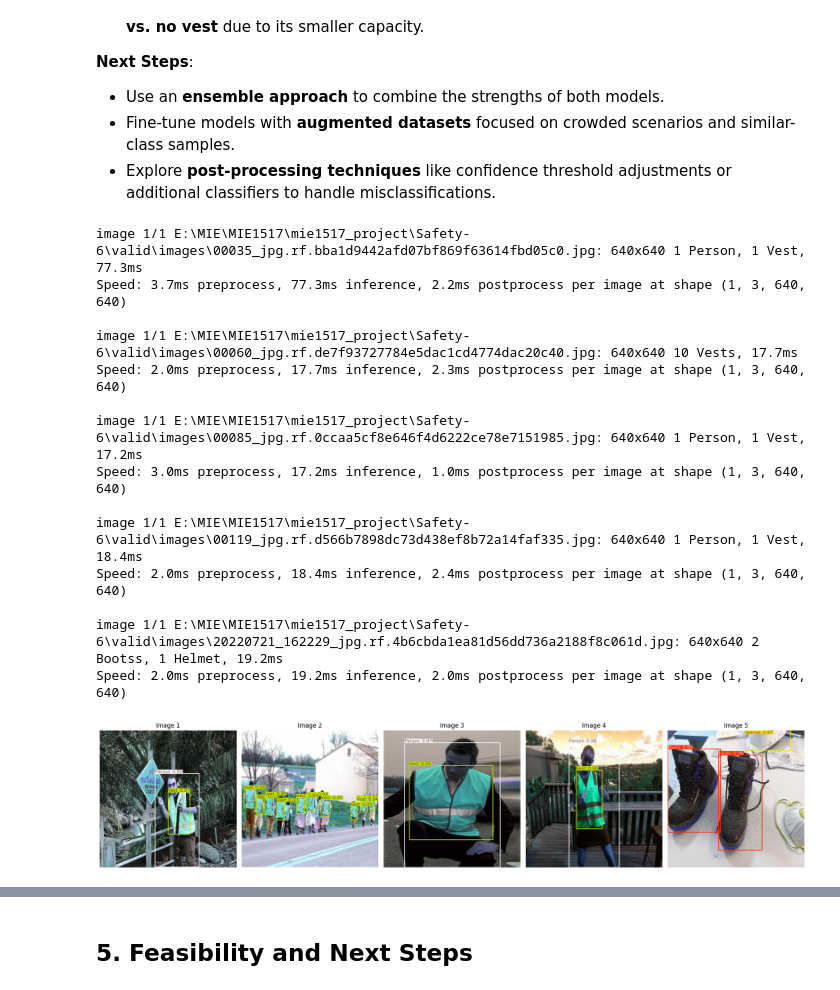
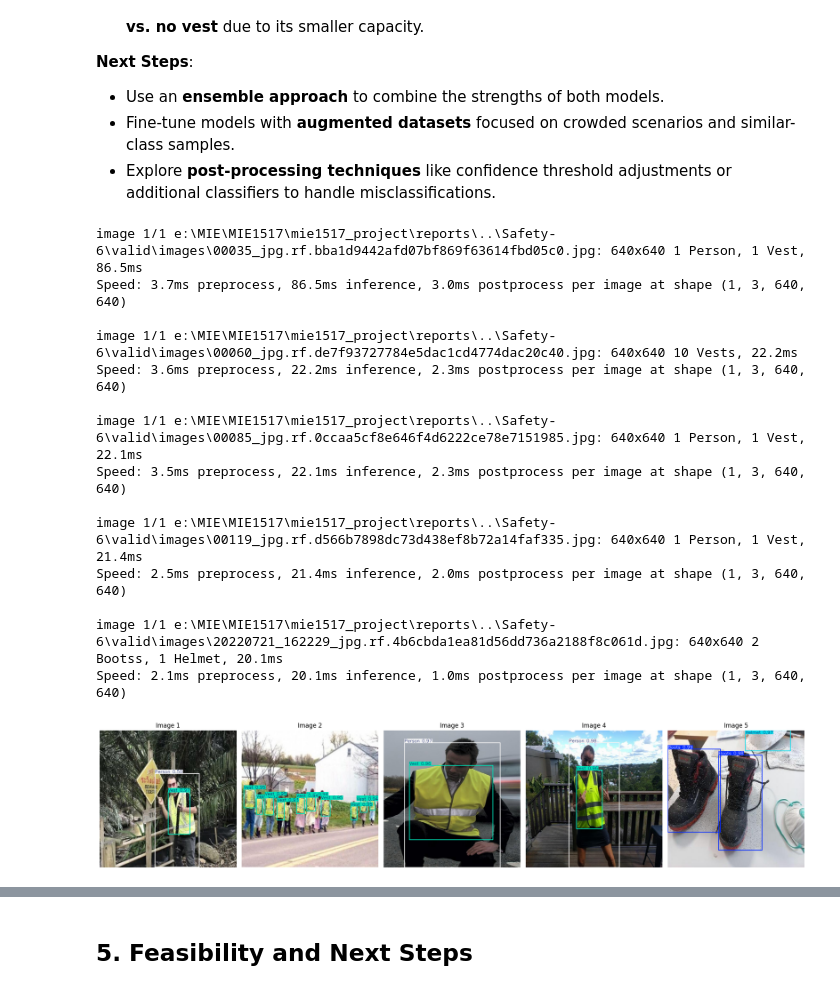
Before and after one commit to yimingyao1230/SPARK, a Jupyter notebook: reports/progress_report.ipynb, the cells around one changed output, grey strips where cells are left out. Cells and saved outputs as stored; diff of their text form; code cells hidden in the pictures.

```diff
--- a/reports/progress_report.ipynb
+++ b/reports/progress_report.ipynb
@@ -160,55 +160,56 @@ from IPython.display import display, clear_output
 clear_output(wait=True)
 
 # Load the trained model
-model = YOLO(r'E:\MIE\MIE1517\mie1517_project\runs\detect\train9\weights\best.pt')  # Path to the best model weights
+model = YOLO(r'..\checkpoints\yolo11m-ppe-11.pt')  # Path to the best model weights
 
 # Define the path to the test images folder
-test_images_path = Path("E:/MIE/MIE1517/mie1517_project/Safety-6/valid/images")
+test_images_path = Path("../Safety-6/valid/images")
 
 # Get a list of image files from the test folder (limit to 5 images)
 test_images = list(test_images_path.glob("*.jpg"))
 
-# Handle empty list
-if not test_images:
-    raise ValueError(f"No images found in directory: {test_images_path}")
 
-# Limit to 5 images for display
+#first 5 images for display
 test_images = test_images[:5]
 
 # Create subplots for displaying the images
 fig, axs = plt.subplots(1, len(test_images), figsize=(20, 5))
 
 for i, image_path in enumerate(test_images):
     # Run inference on the image
     results = model(image_path)
 
     # Get the image with bounding boxes
     annotated_img = results[0].plot()
 
+    # Convert BGR to RGB
+    annotated_img_rgb = annotated_img[:, :, ::-1]  # Reverse the last channel (BGR -> RGB)
+
     # Display the image in the Matplotlib subplot
-    axs[i].imshow(annotated_img)
+    axs[i].imshow(annotated_img_rgb)
     axs[i].axis("off")
     axs[i].set_title(f"Image {i+1}")
+
 
 # Display all images
 plt.tight_layout()
 plt.show()
 # %% [output]
-image 1/1 E:\MIE\MIE1517\mie1517_project\Safety-6\valid\images\00035_jpg.rf.bba1d9442afd07bf869f63614fbd05c0.jpg: 640x640 1 Person, 1 Vest, 77.3ms
-Speed: 3.7ms preprocess, 77.3ms inference, 2.2ms postprocess per image at shape (1, 3, 640, 640)
+image 1/1 e:\MIE\MIE1517\mie1517_project\reports\..\Safety-6\valid\images\00035_jpg.rf.bba1d9442afd07bf869f63614fbd05c0.jpg: 640x640 1 Person, 1 Vest, 86.5ms
+Speed: 3.7ms preprocess, 86.5ms inference, 3.0ms postprocess per image at shape (1, 3, 640, 640)
 
-image 1/1 E:\MIE\MIE1517\mie1517_project\Safety-6\valid\images\00060_jpg.rf.de7f93727784e5dac1cd4774dac20c40.jpg: 640x640 10 Vests, 17.7ms
-Speed: 2.0ms preprocess, 17.7ms inference, 2.3ms postprocess per image at shape (1, 3, 640, 640)
+image 1/1 e:\MIE\MIE1517\mie1517_project\reports\..\Safety-6\valid\images\00060_jpg.rf.de7f93727784e5dac1cd4774dac20c40.jpg: 640x640 10 Vests, 22.2ms
+Speed: 3.6ms preprocess, 22.2ms inference, 2.3ms postprocess per image at shape (1, 3, 640, 640)
 
-image 1/1 E:\MIE\MIE1517\mie1517_project\Safety-6\valid\images\00085_jpg.rf.0ccaa5cf8e646f4d6222ce78e7151985.jpg: 640x640 1 Person, 1 Vest, 17.2ms
-Speed: 3.0ms preprocess, 17.2ms inference, 1.0ms postprocess per image at shape (1, 3, 640, 640)
+image 1/1 e:\MIE\MIE1517\mie1517_project\reports\..\Safety-6\valid\images\00085_jpg.rf.0ccaa5cf8e646f4d6222ce78e7151985.jpg: 640x640 1 Person, 1 Vest, 22.1ms
+Speed: 3.5ms preprocess, 22.1ms inference, 2.3ms postprocess per image at shape (1, 3, 640, 640)
 
-image 1/1 E:\MIE\MIE1517\mie1517_project\Safety-6\valid\images\00119_jpg.rf.d566b7898dc73d438ef8b72a14faf335.jpg: 640x640 1 Person, 1 Vest, 18.4ms
-Speed: 2.0ms preprocess, 18.4ms inference, 2.4ms postprocess per image at shape (1, 3, 640, 640)
+image 1/1 e:\MIE\MIE1517\mie1517_project\reports\..\Safety-6\valid\images\00119_jpg.rf.d566b7898dc73d438ef8b72a14faf335.jpg: 640x640 1 Person, 1 Vest, 21.4ms
+Speed: 2.5ms preprocess, 21.4ms inference, 2.0ms postprocess per image at shape (1, 3, 640, 640)
 
-image 1/1 E:\MIE\MIE1517\mie1517_project\Safety-6\valid\images\20220721_162229_jpg.rf.4b6cbda1ea81d56dd736a2188f8c061d.jpg: 640x640 2 Bootss, 1 Helmet, 19.2ms
-Speed: 2.0ms preprocess, 19.2ms inference, 2.0ms postprocess per image at shape (1, 3, 640, 640)
+image 1/1 e:\MIE\MIE1517\mie1517_project\reports\..\Safety-6\valid\images\20220721_162229_jpg.rf.4b6cbda1ea81d56dd736a2188f8c061d.jpg: 640x640 2 Bootss, 1 Helmet, 20.1ms
+Speed: 2.1ms preprocess, 20.1ms inference, 1.0ms postprocess per image at shape (1, 3, 640, 640)
-[figure, old version]
+[figure, new version]
 # %%
 from IPython.display import display, clear_output
 
```
Also changed, not shown: parts of 1 cell of this notebook.
